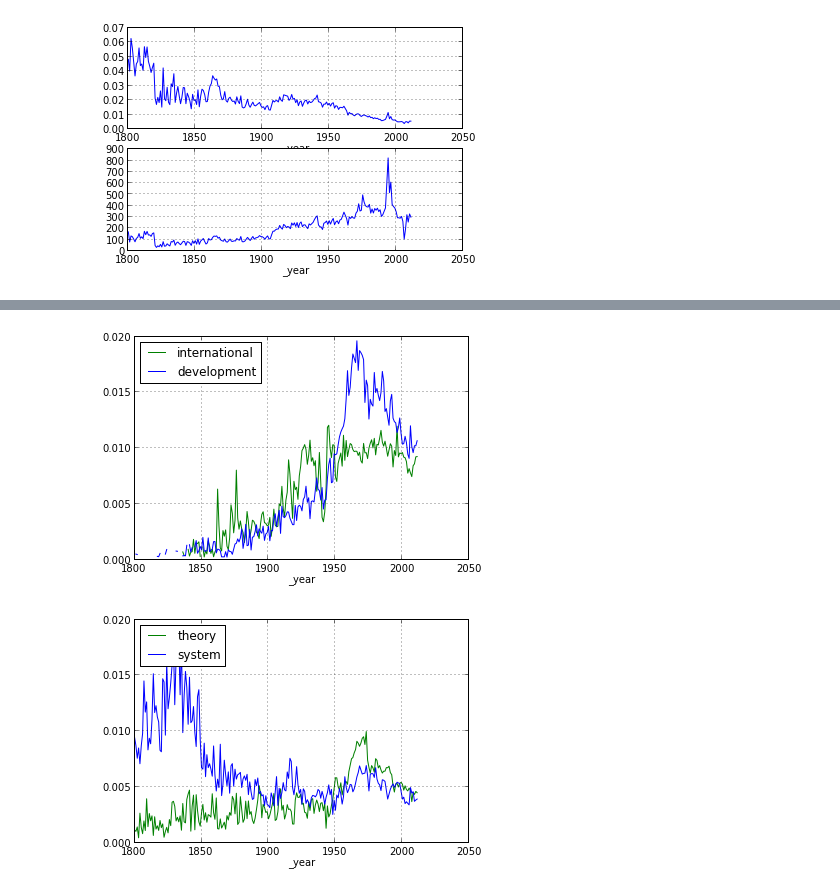
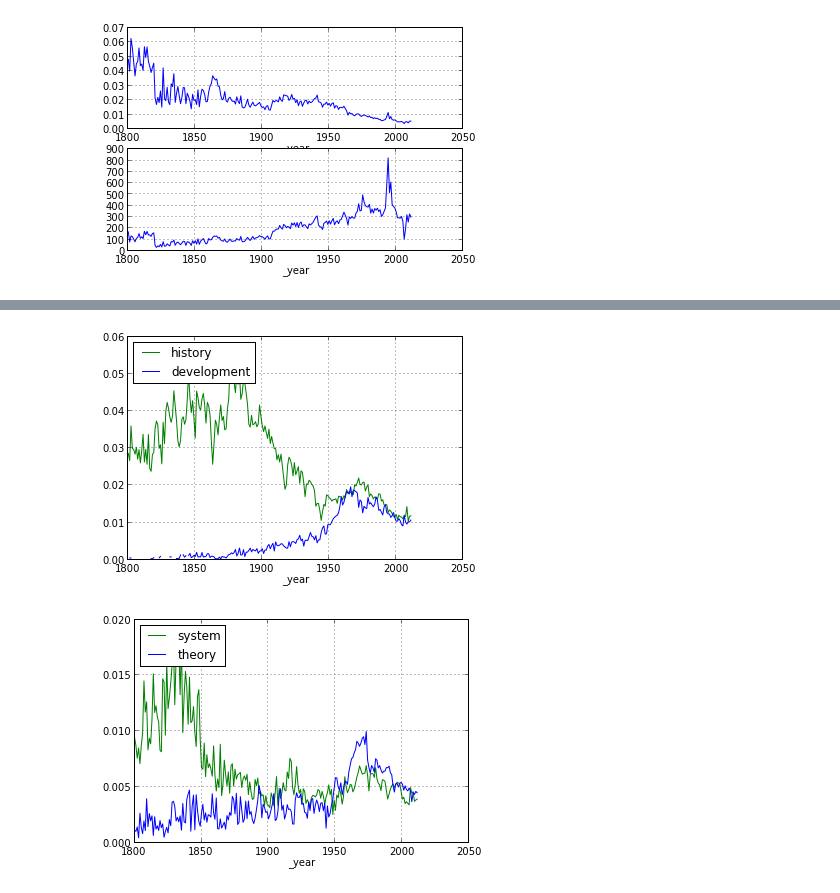
Before and after one commit to ahane/i290-project, a Jupyter notebook: Word_Timeseries_DataFrame.ipynb, the cells around one changed output, grey strips where cells are left out. Cells and saved outputs as stored; diff of their text form; code cells hidden in the pictures.

Commit message:
added system2

```diff
--- a/Word_Timeseries_DataFrame.ipynb
+++ b/Word_Timeseries_DataFrame.ipynb
@@ -70,7 +70,7 @@ with codecs.open('ngrams/timeseries_data/all', encoding='utf-8') as f:
             value = json.loads(m.group(2))
             total = value[1]
             time_tuples = map(tuple, value[3])
-            if total > 1000:
+            if total > 2000:
                 words_ts.append( (key, time_tuples, total) )
         else:
             print 'regex error'
@@ -189,8 +189,8 @@ compare_relative_occs('international', 'america')
 # %%
-compare_relative_occs('international', 'development')
+compare_relative_occs('history', 'development')
 # %% [output]
-[figure, old version]
+[figure, new version]
 # %%
-compare_relative_occs('theory', 'system')
+compare_relative_occs('system', 'theory')
 # %% [output]
-[figure, old version]
+[figure, new version]
```
Also changed, not shown: parts of 5 cells of this notebook.
